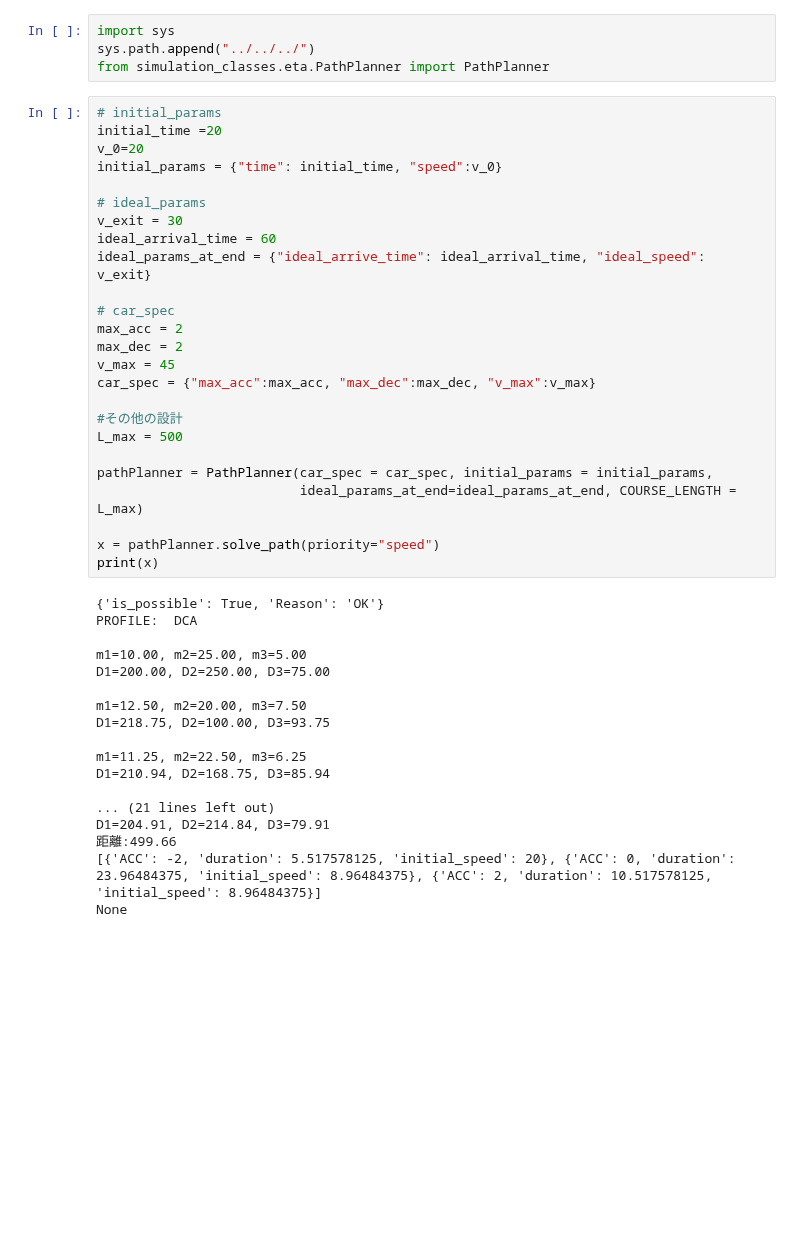
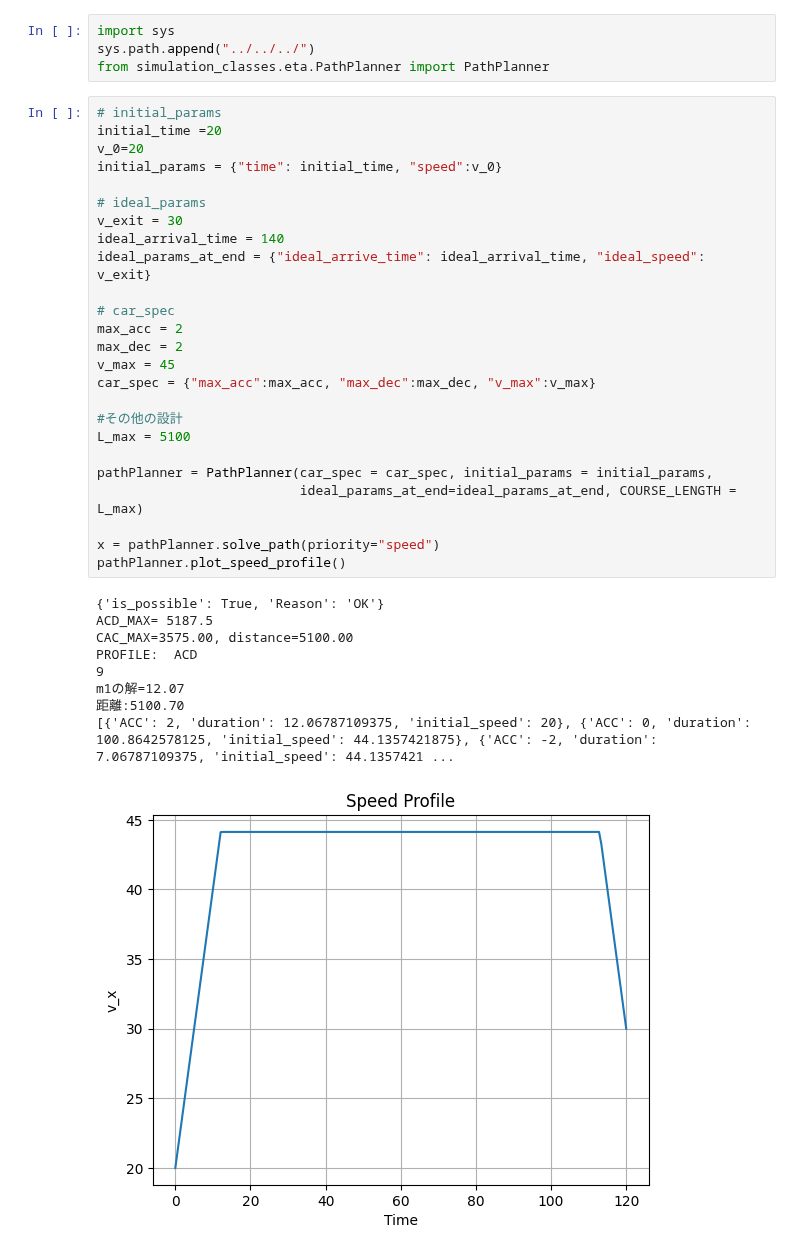
Before and after one commit to Aki-Fujita/drone_simulation, a Jupyter notebook: work/research_log/eta/notebooks/Sandbox.ipynb, the cells around one changed output. Saved outputs shown, nothing was run; the diff lists cells and outputs as text; blank space fills up the shorter version.

```diff
--- a/work/research_log/eta/notebooks/Sandbox.ipynb
+++ b/work/research_log/eta/notebooks/Sandbox.ipynb
@@ -5,43 +5,35 @@ from simulation_classes.eta.PathPlanner import PathPlanner
 # %%
 # initial_params
 initial_time =20
 v_0=20
 initial_params = {"time": initial_time, "speed":v_0}
 
 # ideal_params
 v_exit = 30
-ideal_arrival_time = 60
+ideal_arrival_time = 140
 ideal_params_at_end = {"ideal_arrive_time": ideal_arrival_time, "ideal_speed": v_exit}
 
 # car_spec
 max_acc = 2
 max_dec = 2
 v_max = 45
 car_spec = {"max_acc":max_acc, "max_dec":max_dec, "v_max":v_max}
 
 #その他の設計
-L_max = 500
+L_max = 5100
 
 pathPlanner = PathPlanner(car_spec = car_spec, initial_params = initial_params,
                           ideal_params_at_end=ideal_params_at_end, COURSE_LENGTH = L_max)
 
 x = pathPlanner.solve_path(priority="speed")
-print(x)
+pathPlanner.plot_speed_profile()
 # %% [output]
 {'is_possible': True, 'Reason': 'OK'}
-PROFILE:  DCA
-
-m1=10.00, m2=25.00, m3=5.00
-D1=200.00, D2=250.00, D3=75.00
-
-m1=12.50, m2=20.00, m3=7.50
-D1=218.75, D2=100.00, D3=93.75
-
-m1=11.25, m2=22.50, m3=6.25
-D1=210.94, D2=168.75, D3=85.94
-
-... (21 lines left out)
-D1=204.91, D2=214.84, D3=79.91
-距離:499.66
-[{'ACC': -2, 'duration': 5.517578125, 'initial_speed': 20}, {'ACC': 0, 'duration': 23.96484375, 'initial_speed': 8.96484375}, {'ACC': 2, 'duration': 10.517578125, 'initial_speed': 8.96484375}]
-None
+ACD_MAX= 5187.5
+CAC_MAX=3575.00, distance=5100.00
+PROFILE:  ACD
+9
+m1の解=12.07
+距離:5100.70
+[{'ACC': 2, 'duration': 12.06787109375, 'initial_speed': 20}, {'ACC': 0, 'duration': 100.8642578125, 'initial_speed': 44.1357421875}, {'ACC': -2, 'duration': 7.06787109375, 'initial_speed': 44.1357421 ...
+[figure, added]
```
Also changed, not shown: parts of 2 cells of this notebook, 1 other file.
